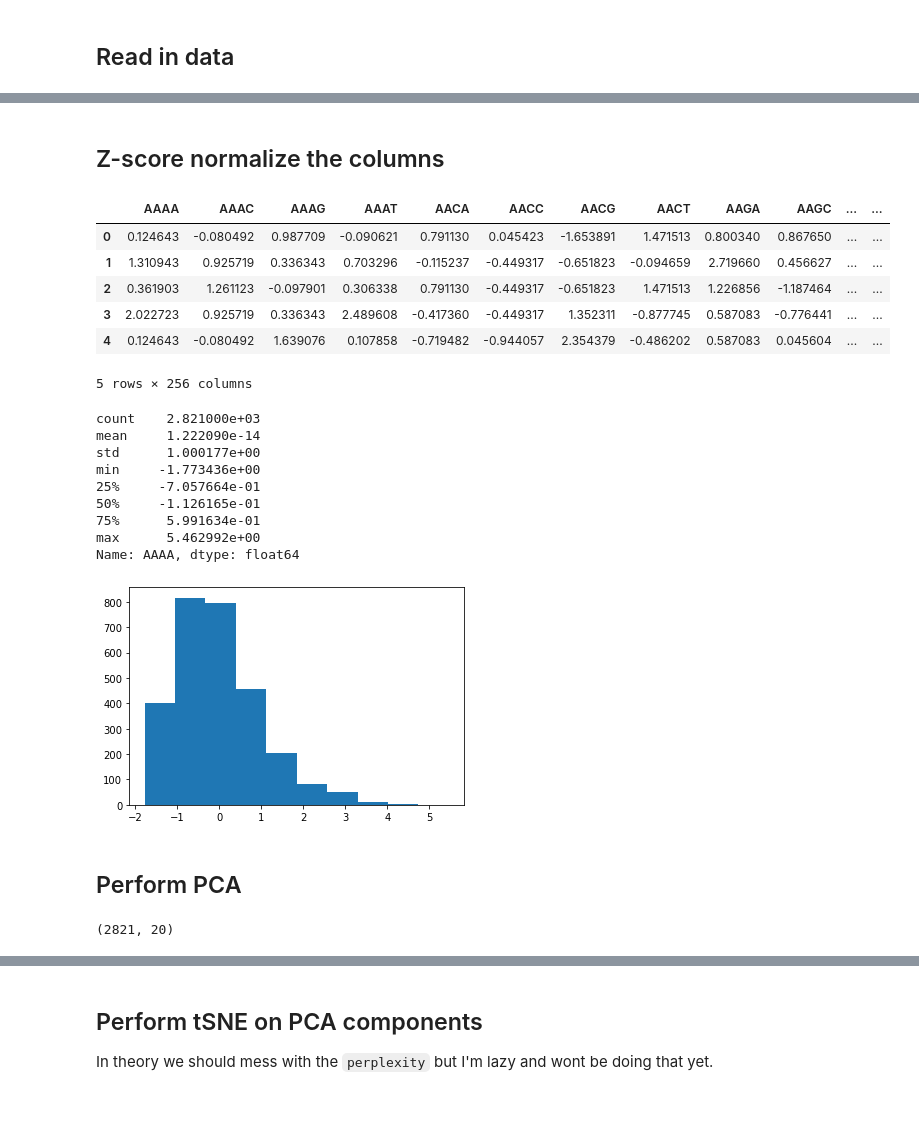
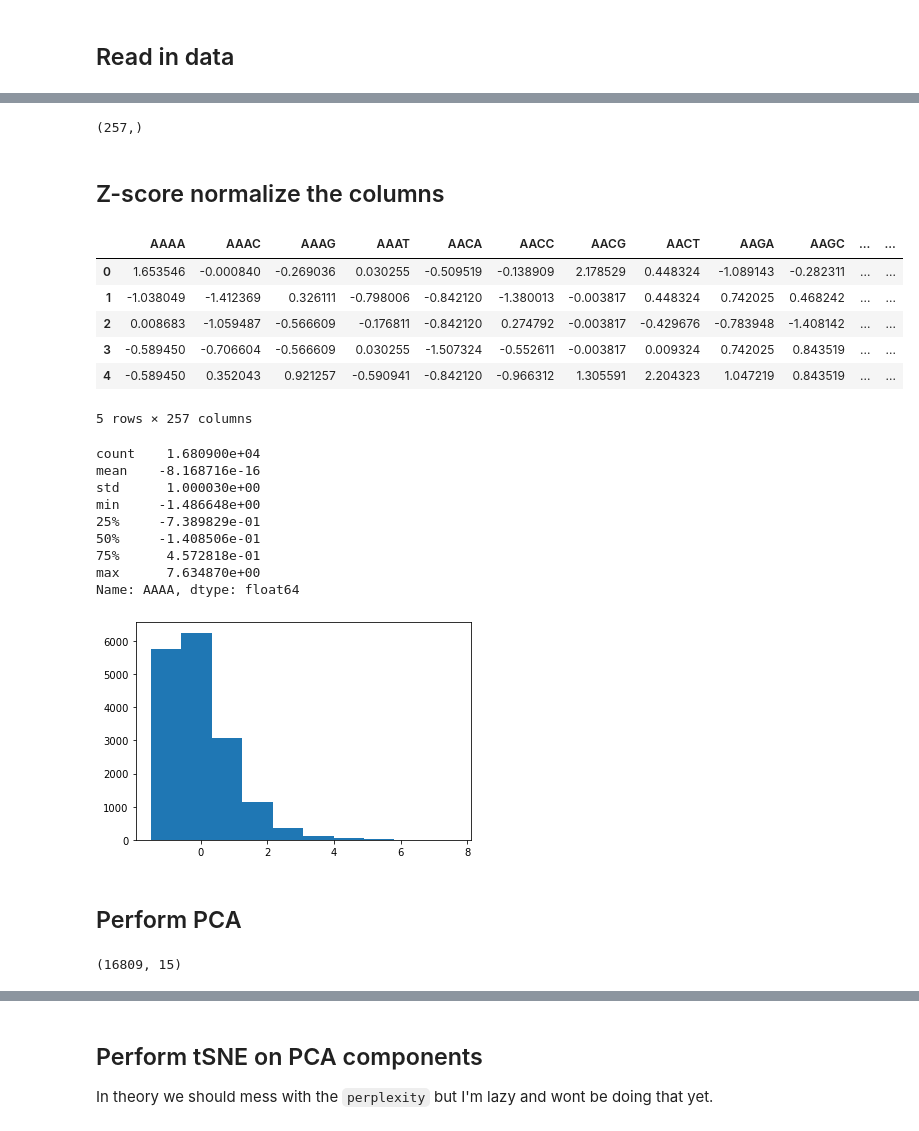
Before and after one commit to Matthew1309/HoG_finder, a Jupyter notebook: HoG_workflow.ipynb, the cells around one changed output, grey strips where cells are left out. Saved outputs shown, nothing was run; the diff lists cells and outputs as text; code cells hidden in the pictures.

```diff
--- a/HoG_workflow.ipynb
+++ b/HoG_workflow.ipynb
@@ -36,41 +51,46 @@ df.head()
 5 rows × 256 columns
+# %%
+non_obj_columns = df.dtypes != 'object'
+non_obj_columns.shape
+# %% [output]
+(257,)
 # %% [markdown]
 ## Z-score normalize the columns
 # %%
-df = df.apply(func=lambda x: (x-np.mean(x))/np.std(x), axis=0)
+df.loc[:,non_obj_columns] = df.loc[:,non_obj_columns].apply(func=lambda x: (x-np.mean(x))/np.std(x), axis=0)
 df.head()
 # %% [output]
 |  | AAAA | AAAC | AAAG | AAAT | AACA | AACC | AACG | AACT | AAGA | AAGC | ... | ... |
-| 0 | 0.124643 | -0.080492 | 0.987709 | -0.090621 | 0.791130 | 0.045423 | -1.653891 | 1.471513 | 0.800340 | 0.867650 | ... | ... |
-| 1 | 1.310943 | 0.925719 | 0.336343 | 0.703296 | -0.115237 | -0.449317 | -0.651823 | -0.094659 | 2.719660 | 0.456627 | ... | ... |
-| 2 | 0.361903 | 1.261123 | -0.097901 | 0.306338 | 0.791130 | -0.449317 | -0.651823 | 1.471513 | 1.226856 | -1.187464 | ... | ... |
-| 3 | 2.022723 | 0.925719 | 0.336343 | 2.489608 | -0.417360 | -0.449317 | 1.352311 | -0.877745 | 0.587083 | -0.776441 | ... | ... |
-| 4 | 0.124643 | -0.080492 | 1.639076 | 0.107858 | -0.719482 | -0.944057 | 2.354379 | -0.486202 | 0.587083 | 0.045604 | ... | ... |
+| 0 | 1.653546 | -0.000840 | -0.269036 | 0.030255 | -0.509519 | -0.138909 | 2.178529 | 0.448324 | -1.089143 | -0.282311 | ... | ... |
+| 1 | -1.038049 | -1.412369 | 0.326111 | -0.798006 | -0.842120 | -1.380013 | -0.003817 | 0.448324 | 0.742025 | 0.468242 | ... | ... |
+| 2 | 0.008683 | -1.059487 | -0.566609 | -0.176811 | -0.842120 | 0.274792 | -0.003817 | -0.429676 | -0.783948 | -1.408142 | ... | ... |
+| 3 | -0.589450 | -0.706604 | -0.566609 | 0.030255 | -1.507324 | -0.552611 | -0.003817 | 0.009324 | 0.742025 | 0.843519 | ... | ... |
+| 4 | -0.589450 | 0.352043 | 0.921257 | -0.590941 | -0.842120 | -0.966312 | 1.305591 | 2.204323 | 1.047219 | 0.843519 | ... | ... |
-5 rows × 256 columns
+5 rows × 257 columns
 # %%
 # QC to make sure I did the right axis for normalization
 plt.hist(df['AAAA'])
 df['AAAA'].describe()
 # %% [output]
-count    2.821000e+03
-mean     1.222090e-14
-std      1.000177e+00
-min     -1.773436e+00
-25%     -7.057664e-01
-50%     -1.126165e-01
-75%      5.991634e-01
-max      5.462992e+00
+count    1.680900e+04
+mean    -8.168716e-16
+std      1.000030e+00
+min     -1.486648e+00
+25%     -7.389829e-01
+50%     -1.408506e-01
+75%      4.572818e-01
+max      7.634870e+00
 Name: AAAA, dtype: float64
-[figure, old version]
+[figure, new version]
 # %% [markdown]
 ## Perform PCA
 # %%
-pca = PCA(n_components=20)
-pca.fit(df.values.T)
+pca = PCA(n_components=15)
+pca.fit(df.loc[:,non_obj_columns].values.T)
 PCAdata = pca.components_.T
 PCAdata.shape
 # %% [output]
-(2821, 20)
+(16809, 15)
 # %%
 exp_var_pca = pca.explained_variance_ratio_
 plt.bar(range(0,len(exp_var_pca)), exp_var_pca, alpha=0.5, align='center', label='Individual explained variance')
```
Also changed, not shown: parts of 12 cells of this notebook, 2 other files.
